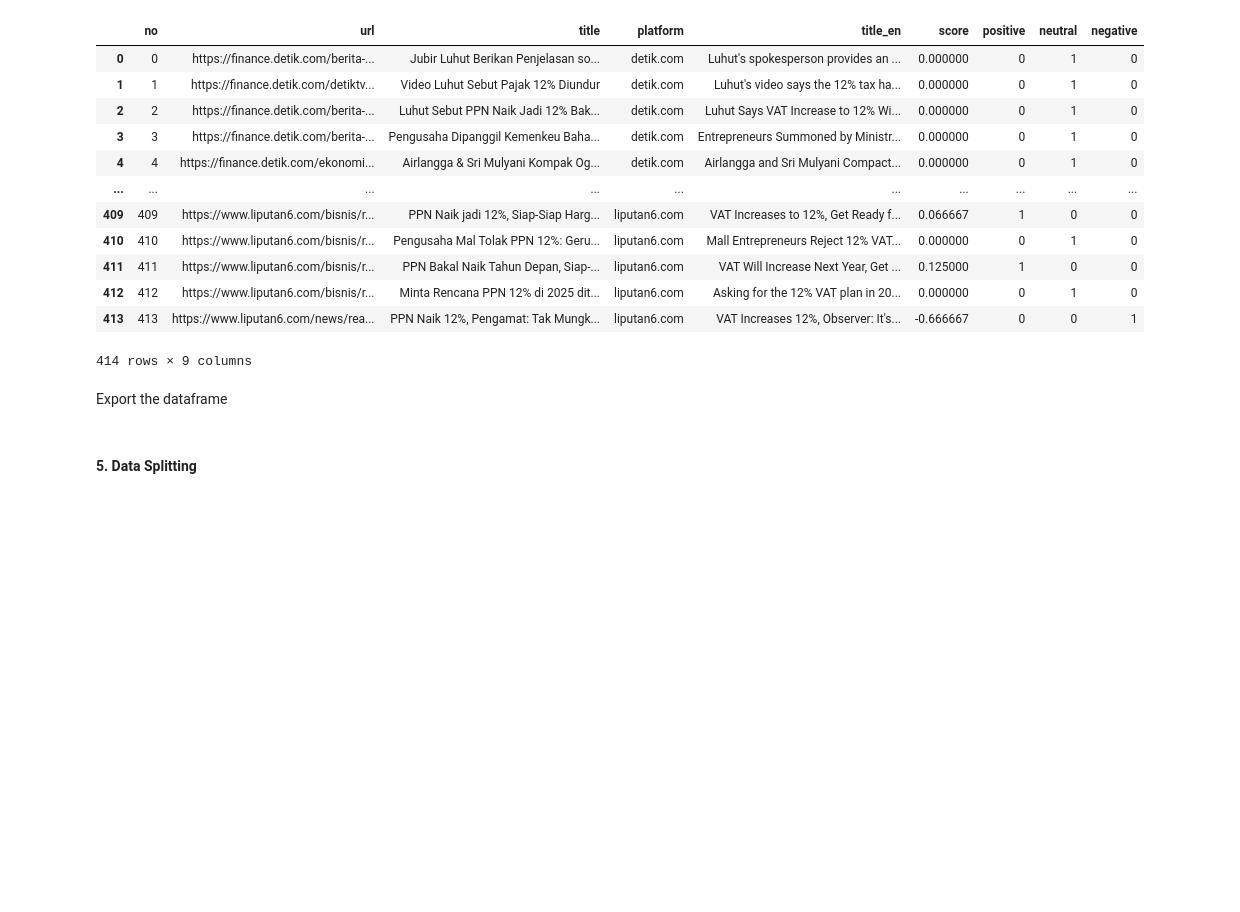
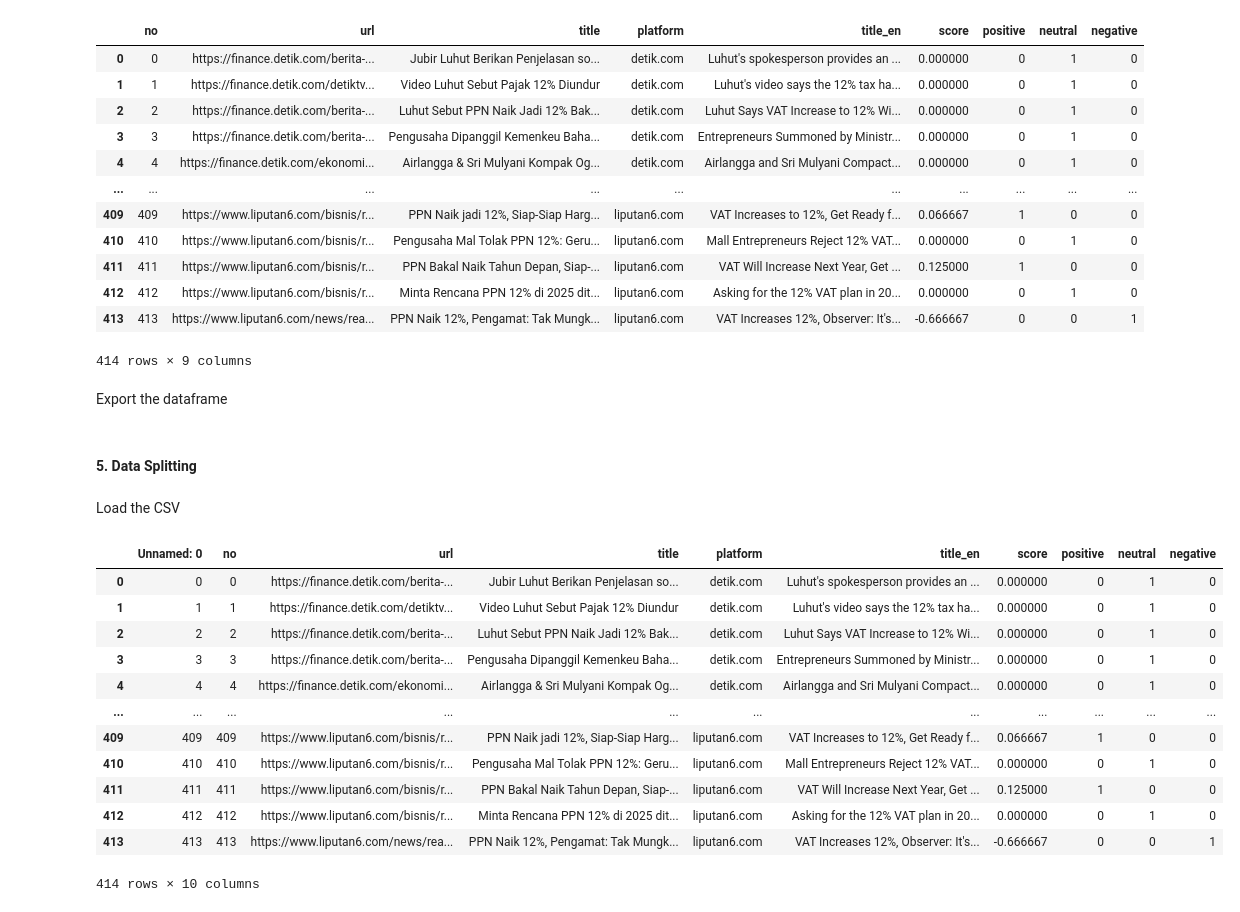
Before and after one commit to rzkybagaskara/sentiment-analysis-vat-12percent-indonesia, a Jupyter notebook: notebook.ipynb, the cells around one changed output. Cells and saved outputs as stored; diff of their text form; code cells hidden in the pictures; blank space fills up the shorter version.

```diff
--- a/notebook.ipynb
+++ b/notebook.ipynb
@@ -168,2 +178,21 @@ export_csv = df.to_csv('news_headlines_final.csv')
 # %% [markdown]
 #### 5. Data Splitting
+# %% [markdown]
+Load the CSV
+# %%
+headlines = pd.read_csv(r'news_headlines_final.csv')
+headlines
+# %% [output]
+|  | Unnamed: 0 | no | url | title | platform | title_en | score | positive | neutral | negative |
+| 0 | 0 | 0 | https://finance.detik.com/berita-... | Jubir Luhut Berikan Penjelasan so... | detik.com | Luhut's spokesperson provides an ... | 0.000000 | 0 | 1 | 0 |
+| 1 | 1 | 1 | https://finance.detik.com/detiktv... | Video Luhut Sebut Pajak 12% Diundur | detik.com | Luhut's video says the 12% tax ha... | 0.000000 | 0 | 1 | 0 |
+| 2 | 2 | 2 | https://finance.detik.com/berita-... | Luhut Sebut PPN Naik Jadi 12% Bak... | detik.com | Luhut Says VAT Increase to 12% Wi... | 0.000000 | 0 | 1 | 0 |
+| 3 | 3 | 3 | https://finance.detik.com/berita-... | Pengusaha Dipanggil Kemenkeu Baha... | detik.com | Entrepreneurs Summoned by Ministr... | 0.000000 | 0 | 1 | 0 |
+| 4 | 4 | 4 | https://finance.detik.com/ekonomi... | Airlangga & Sri Mulyani Kompak Og... | detik.com | Airlangga and Sri Mulyani Compact... | 0.000000 | 0 | 1 | 0 |
+| ... | ... | ... | ... | ... | ... | ... | ... | ... | ... | ... |
+| 409 | 409 | 409 | https://www.liputan6.com/bisnis/r... | PPN Naik jadi 12%, Siap-Siap Harg... | liputan6.com | VAT Increases to 12%, Get Ready f... | 0.066667 | 1 | 0 | 0 |
+| 410 | 410 | 410 | https://www.liputan6.com/bisnis/r... | Pengusaha Mal Tolak PPN 12%: Geru... | liputan6.com | Mall Entrepreneurs Reject 12% VAT... | 0.000000 | 0 | 1 | 0 |
+| 411 | 411 | 411 | https://www.liputan6.com/bisnis/r... | PPN Bakal Naik Tahun Depan, Siap-... | liputan6.com | VAT Will Increase Next Year, Get ... | 0.125000 | 1 | 0 | 0 |
+| 412 | 412 | 412 | https://www.liputan6.com/bisnis/r... | Minta Rencana PPN 12% di 2025 dit... | liputan6.com | Asking for the 12% VAT plan in 20... | 0.000000 | 0 | 1 | 0 |
+| 413 | 413 | 413 | https://www.liputan6.com/news/rea... | PPN Naik 12%, Pengamat: Tak Mungk... | liputan6.com | VAT Increases 12%, Observer: It's... | -0.666667 | 0 | 0 | 1 |
+414 rows × 10 columns
```
Also changed, not shown: parts of 32 cells of this notebook.
